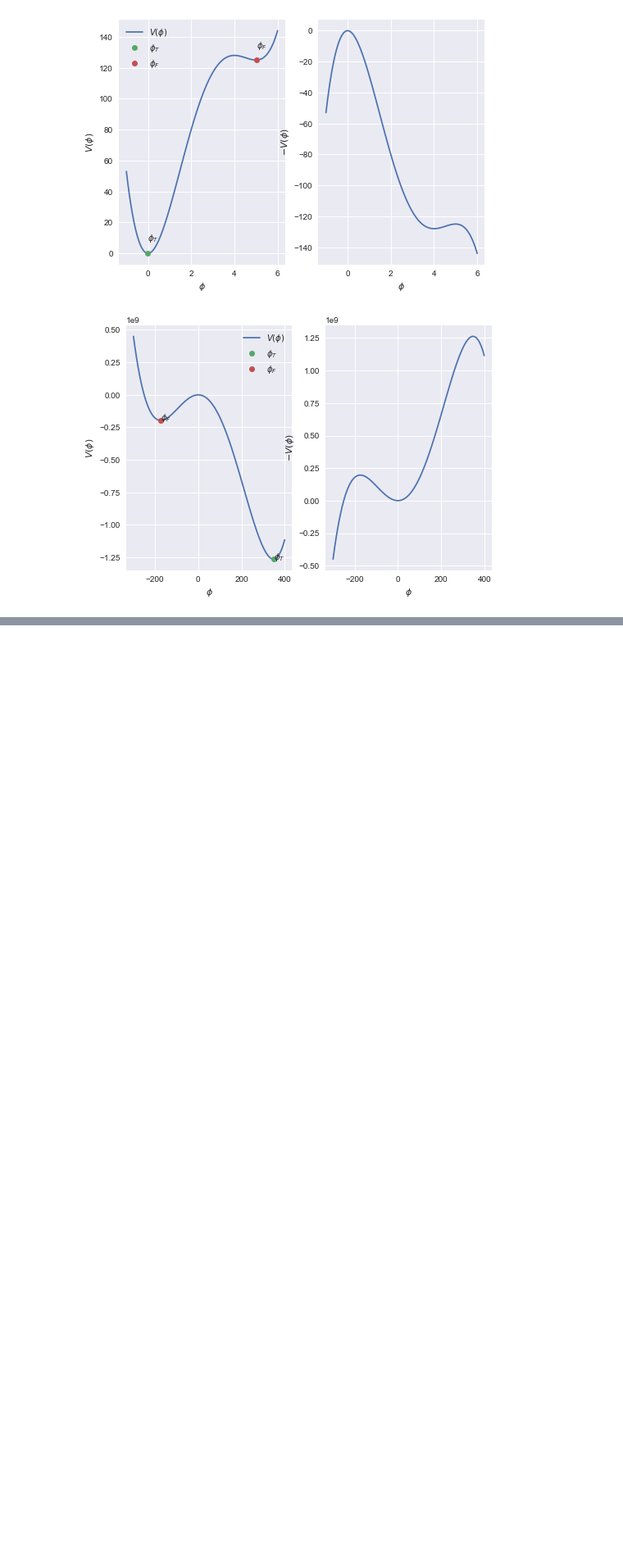
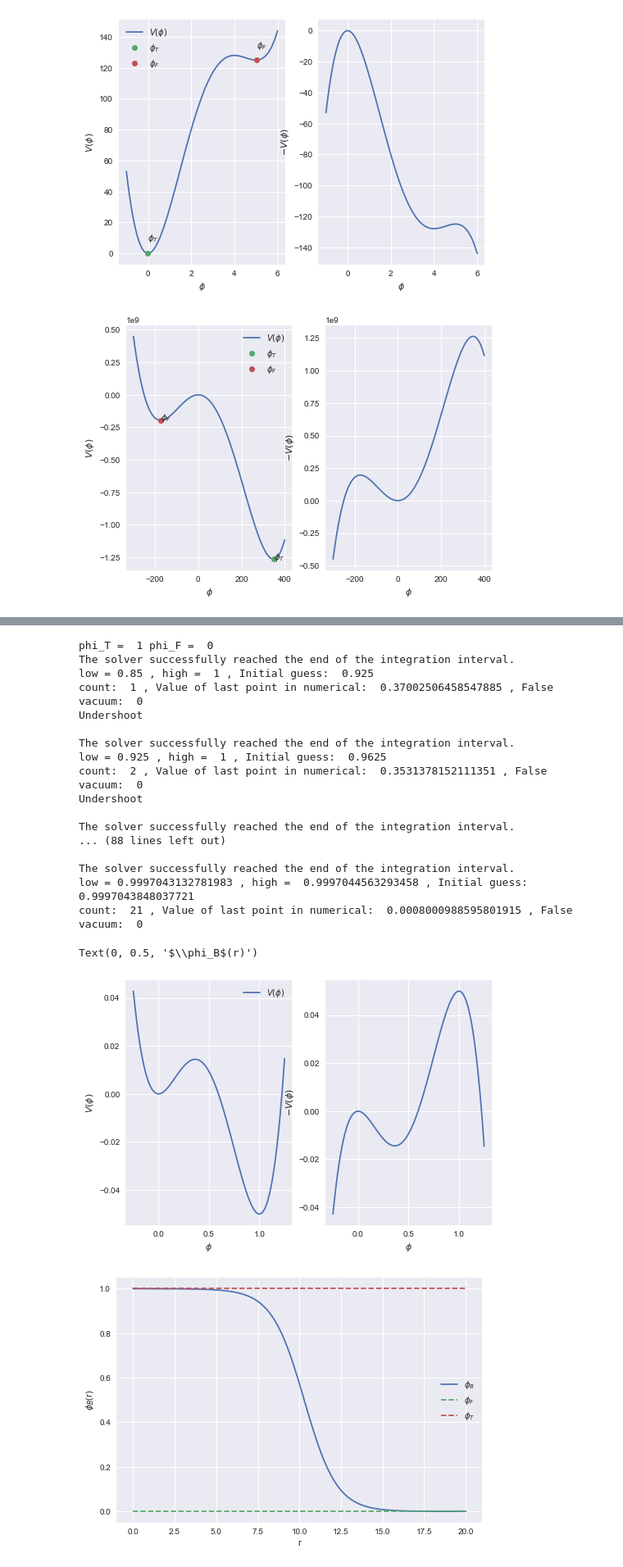
Before and after one commit to magdavdv/project, a Jupyter notebook: Bounce.ipynb, the cells around one changed output, grey strips where cells are left out. Shown at 82% size. Drawn from its saved outputs; the diff is of its cells as text; code cells hidden in the pictures; blank space fills up the shorter version.

```diff
--- a/Bounce.ipynb
+++ b/Bounce.ipynb
@@ -361,0 +379,49 @@ Text(0, 0.5, '$\\phi_B$(r)')
+# %%
+# Shifted potential, V(chi) = (-4*alpha + 3)/2*chi**2 -chi**3 + alpha*chi**4, alpha = c*abs((phi_T - phi_F)/(b + 4cphi_f))
+# compared to V(phi) = a*phi^2 +b*phi^3 + c*phi^4 and phi_T = 1, phi_F = 0
+
+# LÄGG TILL FOR-LOOP MED ALPHA
+# require 0.5 < alpha < 0.75
+alpha = 0.55
+
+a = (-4*alpha + 3)/2
+b = 1
+c = alpha
+
+chi_span = np.linspace(-0.25, 1.25, 100)
+potential, phiTrueVacuumS, phiFalseVacuumS, potTrueVacuumS, potFalseVacuumS = V(chi_span)
+phiTrueVacuumS = 1
+phiFalseVacuumS = 0
+makePlotsPotential(chi_span, potential, phiTrueVacuumS, phiFalseVacuumS, potTrueVacuumS, potFalseVacuumS)
+
+# First value of r should be close to but not equal 0 since we divide by 0 in EOM
+r = np.linspace(0.00001, 20, 100)
+
+# Use the shooting method to find the bounce solution
+phi_Bnum = shooting(r, phiTrueVacuumS, phiFalseVacuumS, undershoot = 0.15, tol = 1e-3)
+plotBounce(phi_Bnum, r, phiTrueVacuumS, phiFalseVacuumS)
+plt.figure()
+plt.plot(r, phi_Bnum, 'b.')
+plt.xlabel('r')
+plt.ylabel('$\phi_B$(r)')
+# %% [output]
+phi_T =  1 phi_F =  0
+The solver successfully reached the end of the integration interval.
+low = 0.85 , high =  1 , Initial guess:  0.925
+count:  1 , Value of last point in numerical:  0.37002506458547885 , False vacuum:  0
+Undershoot
+
+The solver successfully reached the end of the integration interval.
+low = 0.925 , high =  1 , Initial guess:  0.9625
+count:  2 , Value of last point in numerical:  0.3531378152111351 , False vacuum:  0
+Undershoot
+
+The solver successfully reached the end of the integration interval.
+... (88 lines left out)
+
+The solver successfully reached the end of the integration interval.
+low = 0.9997043132781983 , high =  0.9997044563293458 , Initial guess:  0.9997043848037721
+count:  21 , Value of last point in numerical:  0.0008000988595801915 , False vacuum:  0
+Text(0, 0.5, '$\\phi_B$(r)')
+[figure, added]
+[figure, added]
```
Also changed, not shown: parts of 7 cells of this notebook.
